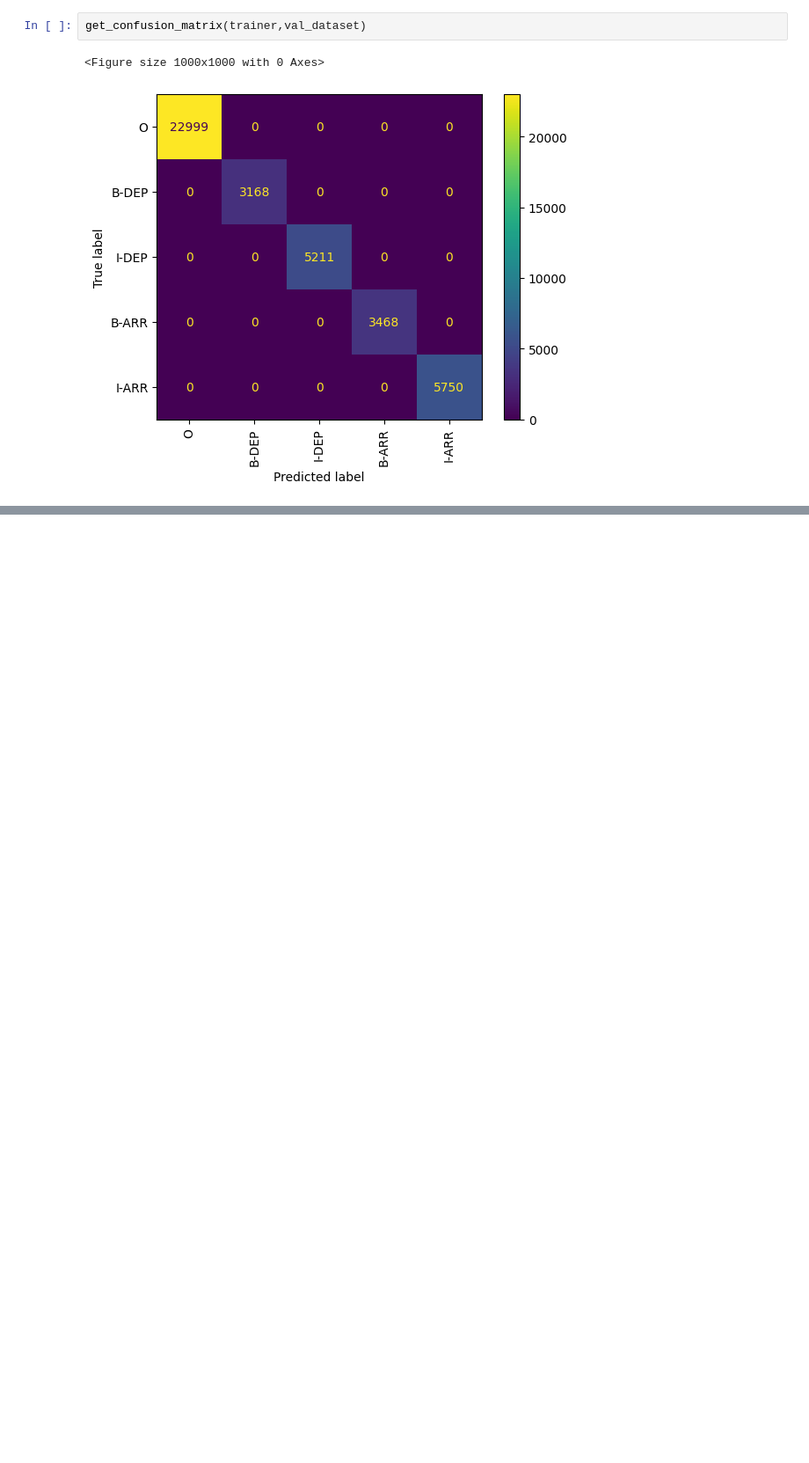
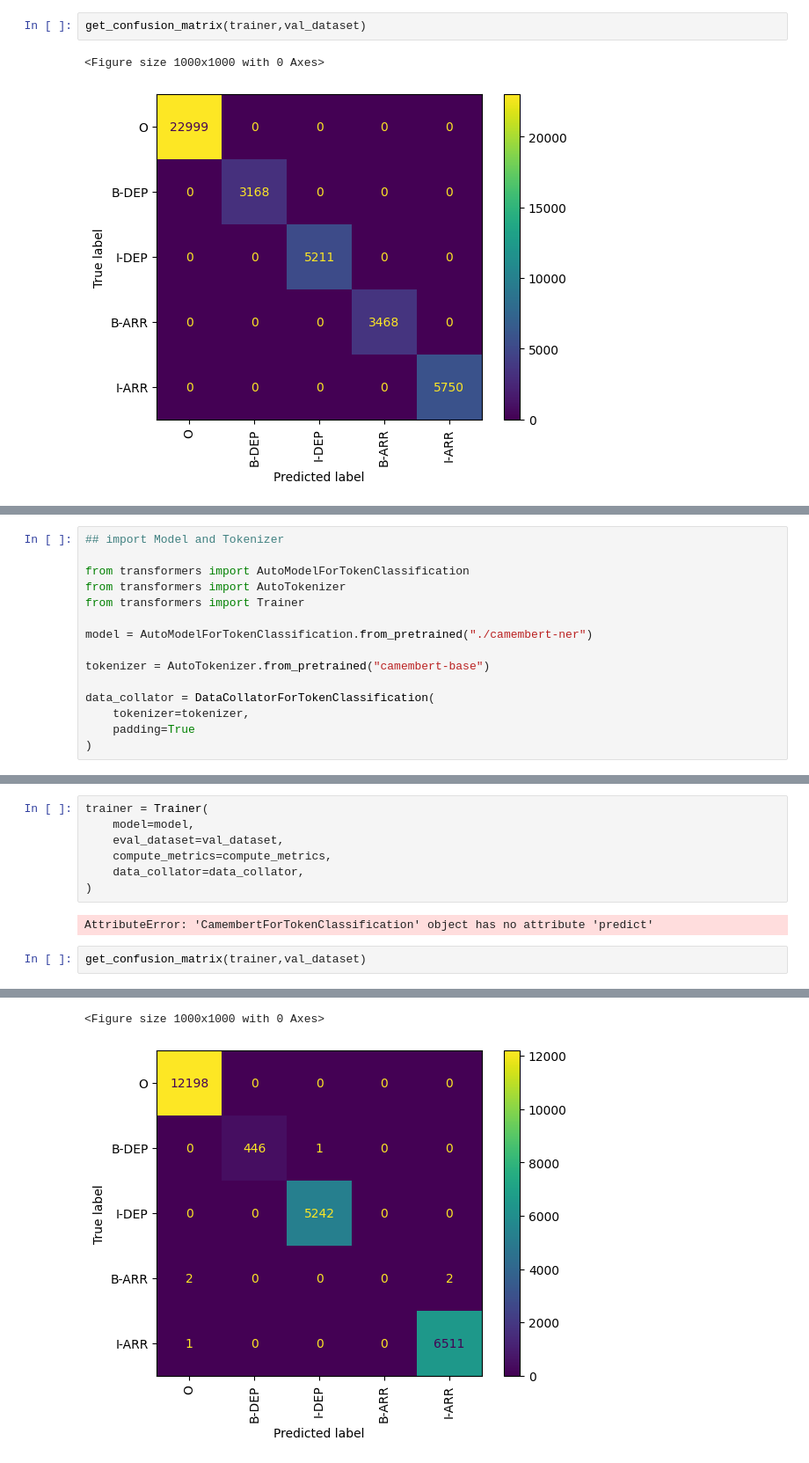
Before and after one commit to Zypheone94/T-IA901, a Jupyter notebook: majid/src/train.ipynb, the cells around one changed output, grey strips where cells are left out. Shown at 88% size. Saved outputs shown, nothing was run; the diff lists cells and outputs as text; blank space fills up the shorter version.

```diff
--- a/majid/src/train.ipynb
+++ b/majid/src/train.ipynb
@@ -1279,0 +1877,15 @@ get_confusion_matrix(trainer,val_dataset)
+# %%
+## import Model and Tokenizer
+
+from transformers import AutoModelForTokenClassification
+from transformers import AutoTokenizer
+from transformers import Trainer
+
+model = AutoModelForTokenClassification.from_pretrained("./camembert-ner")
+
+tokenizer = AutoTokenizer.from_pretrained("camembert-base")
+
+data_collator = DataCollatorForTokenClassification(
+    tokenizer=tokenizer,
+    padding=True
+)
@@ -1279,0 +1931,12 @@ get_confusion_matrix(trainer,val_dataset)
+# %%
+trainer = Trainer(
+    model=model,
+    eval_dataset=val_dataset,
+    compute_metrics=compute_metrics,
+    data_collator=data_collator,
+)
+# %% [output]
+AttributeError: 'CamembertForTokenClassification' object has no attribute 'predict'
+# %%
+get_confusion_matrix(trainer,val_dataset)
+# %% [output]
@@ -1279,0 +1944,2 @@ get_confusion_matrix(trainer,val_dataset)
+<Figure size 1000x1000 with 0 Axes>
+[figure, added]
```
Also changed, not shown: parts of 32 cells of this notebook.
